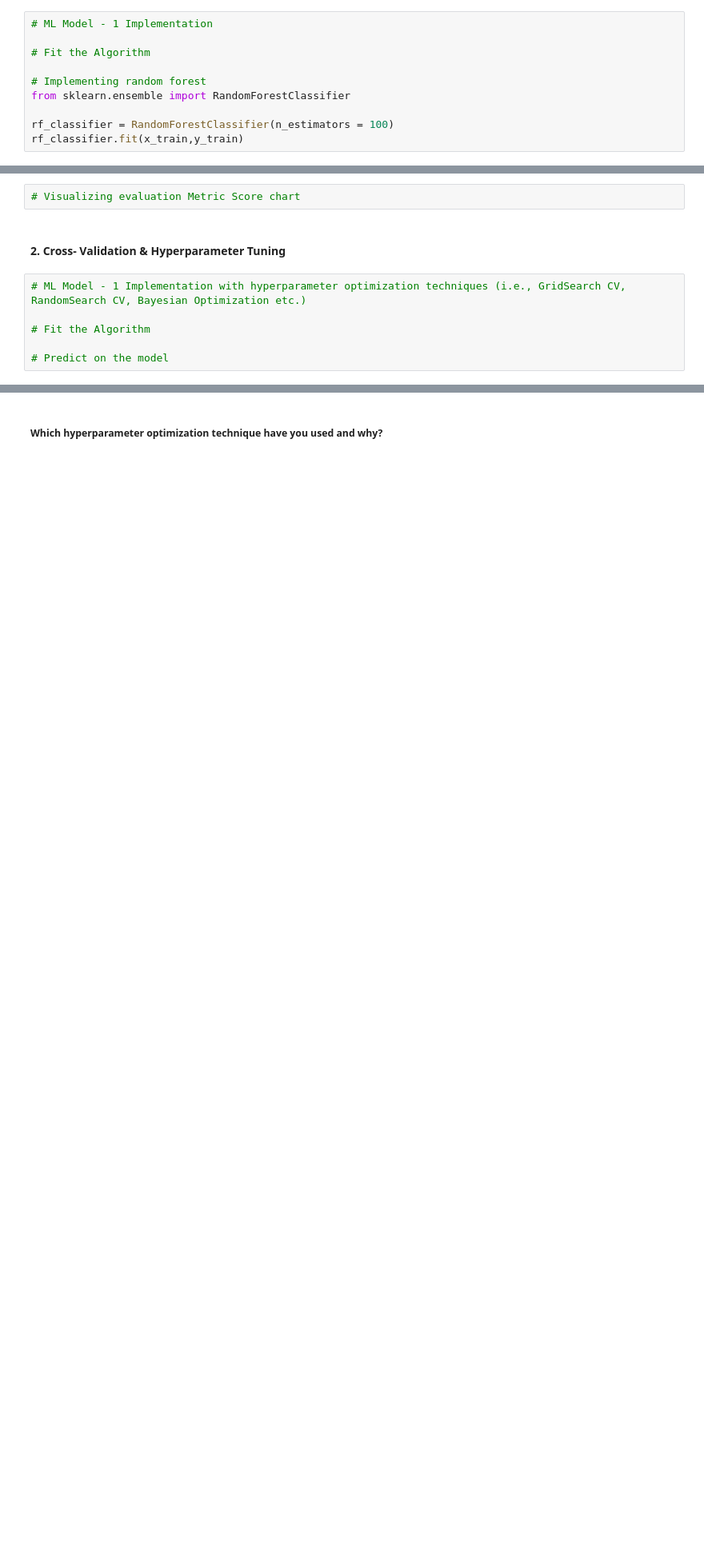
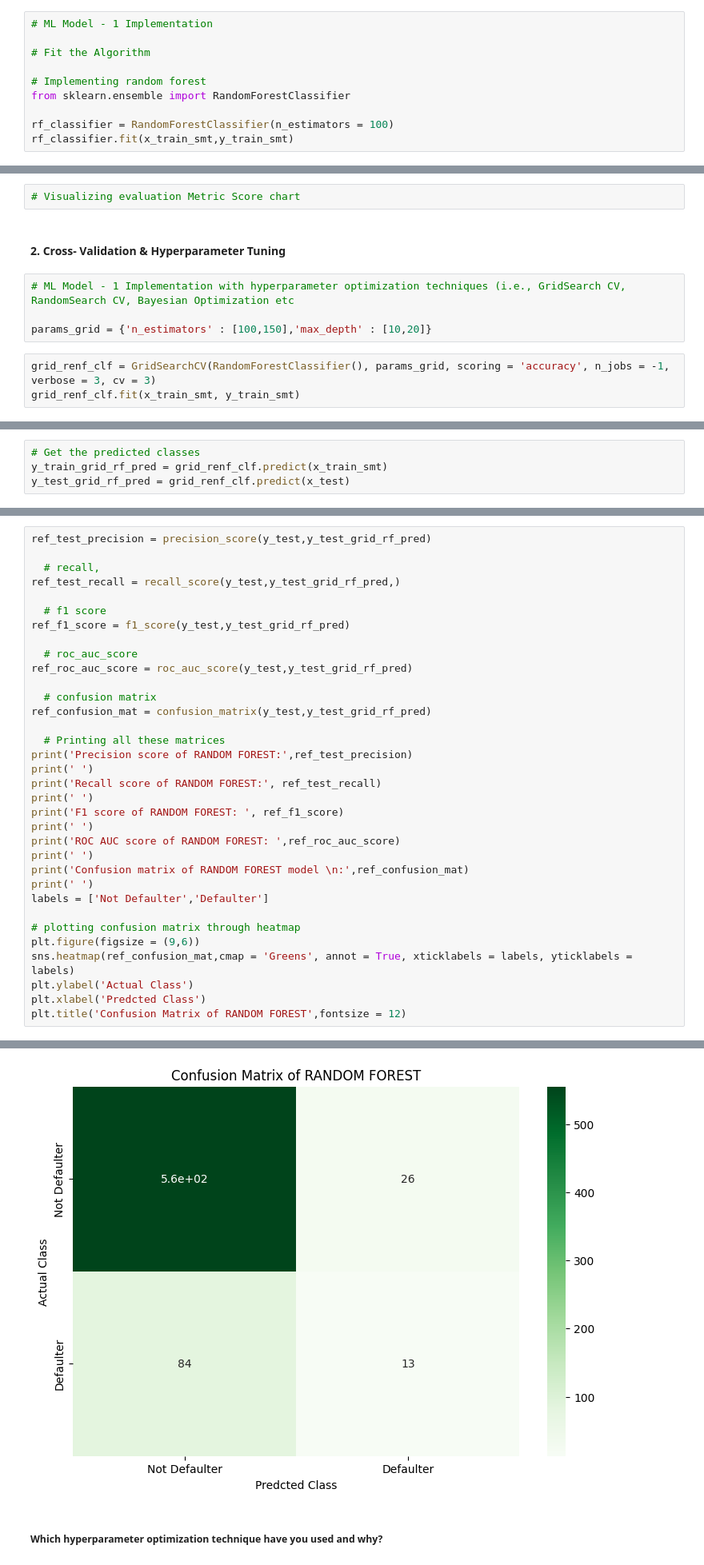
Before and after one commit to akshat-diwan/Classification_Project, a Jupyter notebook: Cardiovascular_Risk_Prediction.ipynb, the cells around one changed output, grey strips where cells are left out. Shown at 80% size. Drawn from its saved outputs; the diff is of its cells as text; blank space fills up the shorter version.

```diff
--- a/Cardiovascular_Risk_Prediction.ipynb
+++ b/Cardiovascular_Risk_Prediction.ipynb
@@ -1138,7 +1173,7 @@ from sklearn.metrics import roc_auc_score, roc_curve, auc, confusion_matrix
 from sklearn.ensemble import RandomForestClassifier
 
 rf_classifier = RandomForestClassifier(n_estimators = 100)
-rf_classifier.fit(x_train,y_train)
+rf_classifier.fit(x_train_smt,y_train_smt)
 # %% [output]
 RandomForestClassifier()
 # %%
@@ -1210,8 +1245,9 @@ Text(0.5, 1.0, 'Confusion Matrix of RANDOM FOREST')
 # %% [markdown]
 #### 2. Cross- Validation & Hyperparameter Tuning
 # %%
-# ML Model - 1 Implementation with hyperparameter optimization techniques (i.e., GridSearch CV, RandomSearch CV, Bayesian Optimization etc.)
+# ML Model - 1 Implementation with hyperparameter optimization techniques (i.e., GridSearch CV, RandomSearch CV, Bayesian Optimization etc
 
-# Fit the Algorithm
-
-# Predict on the model
+params_grid = {'n_estimators' : [100,150],'max_depth' : [10,20]}
+# %%
+grid_renf_clf = GridSearchCV(RandomForestClassifier(), params_grid, scoring = 'accuracy', n_jobs = -1, verbose = 3, cv = 3)
+grid_renf_clf.fit(x_train_smt, y_train_smt)
@@ -1217,0 +1266,4 @@ Text(0.5, 1.0, 'Confusion Matrix of RANDOM FOREST')
+# %%
+# Get the predicted classes
+y_train_grid_rf_pred = grid_renf_clf.predict(x_train_smt)
+y_test_grid_rf_pred = grid_renf_clf.predict(x_test)
@@ -1217,0 +1280,35 @@ Text(0.5, 1.0, 'Confusion Matrix of RANDOM FOREST')
+# %%
+ref_test_precision = precision_score(y_test,y_test_grid_rf_pred)
+
+  # recall,
+ref_test_recall = recall_score(y_test,y_test_grid_rf_pred,)
+
+  # f1 score
+ref_f1_score = f1_score(y_test,y_test_grid_rf_pred)
+
+  # roc_auc_score
+ref_roc_auc_score = roc_auc_score(y_test,y_test_grid_rf_pred)
+
+  # confusion matrix
+ref_confusion_mat = confusion_matrix(y_test,y_test_grid_rf_pred)
+
+  # Printing all these matrices
+print('Precision score of RANDOM FOREST:',ref_test_precision)
+print(' ')
+print('Recall score of RANDOM FOREST:', ref_test_recall)
+print(' ')
+print('F1 score of RANDOM FOREST: ', ref_f1_score)
+print(' ')
+print('ROC AUC score of RANDOM FOREST: ',ref_roc_auc_score)
+print(' ')
+print('Confusion matrix of RANDOM FOREST model \n:',ref_confusion_mat)
+print(' ')
+labels = ['Not Defaulter','Defaulter']
+
+# plotting confusion matrix through heatmap
+plt.figure(figsize = (9,6))
+sns.heatmap(ref_confusion_mat,cmap = 'Greens', annot = True, xticklabels = labels, yticklabels = labels)
+plt.ylabel('Actual Class')
+plt.xlabel('Predcted Class')
+plt.title('Confusion Matrix of RANDOM FOREST',fontsize = 12)
+# %% [output]
@@ -1218,3 +1327,4 @@ Text(0.5, 1.0, 'Confusion Matrix of RANDOM FOREST')
+[figure, added]
 # %% [markdown]
 ##### Which hyperparameter optimization technique have you used and why?
 # %% [markdown]
```
Also changed, not shown: parts of 25 cells of this notebook.
